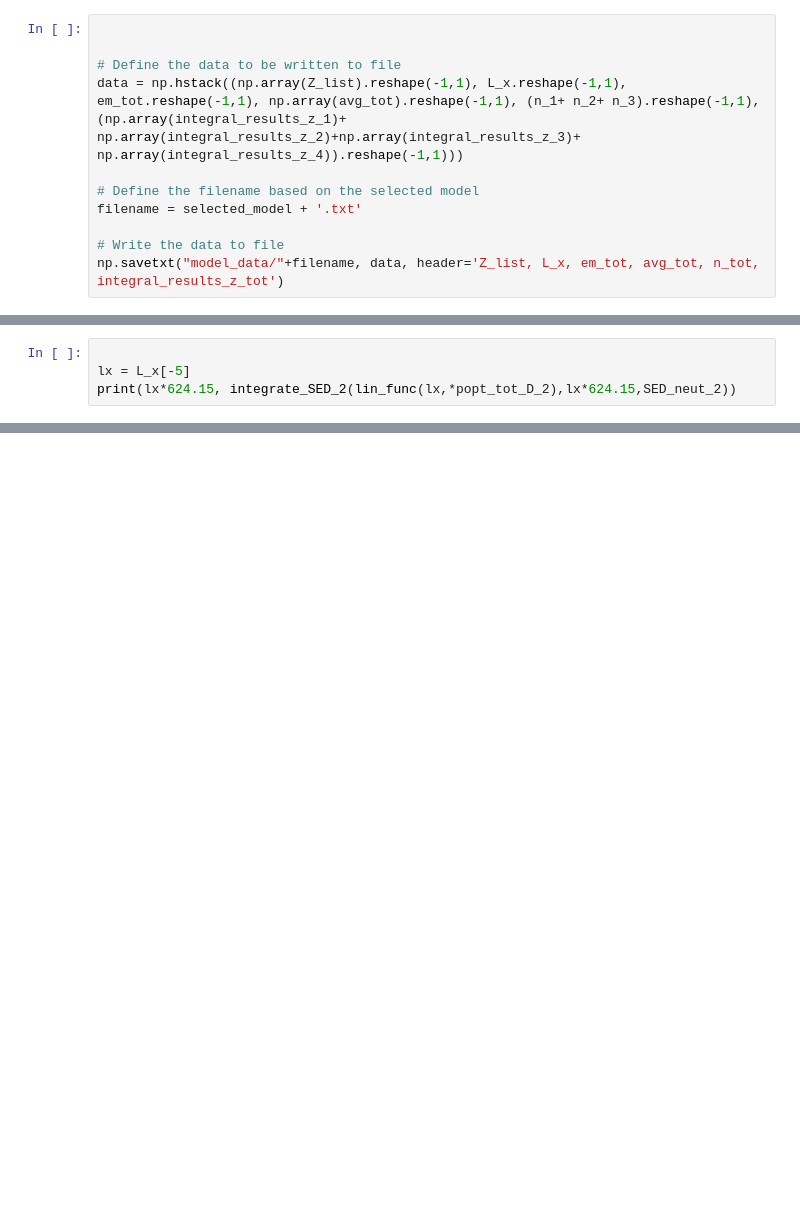
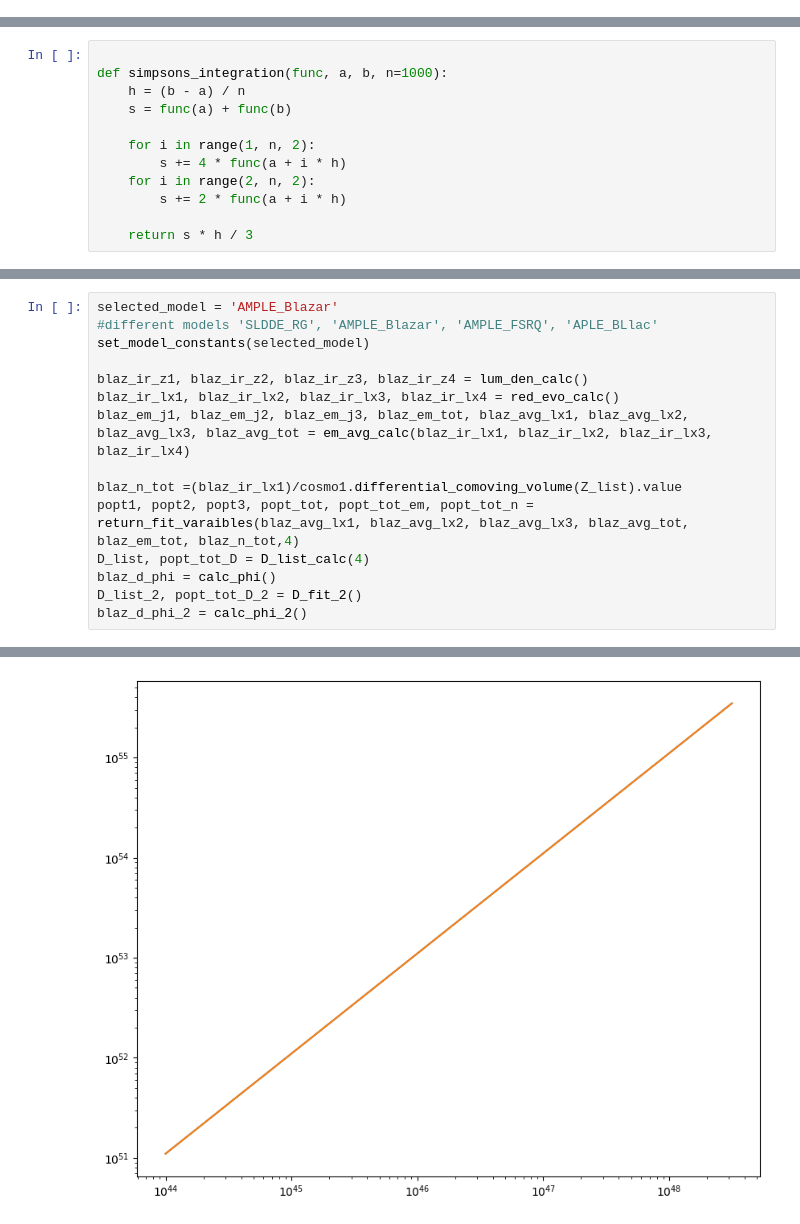
Before and after one commit to henan99/Project-related-to-first-semester-of-masters, a Jupyter notebook: Henrik_XLF_current.ipynb, the cells around one changed output, grey strips where cells are left out. Saved outputs shown, nothing was run; the diff lists cells and outputs as text; blank space fills up the shorter version.

```diff
--- a/Henrik_XLF_current.ipynb
+++ b/Henrik_XLF_current.ipynb
@@ -588,11 +0,0 @@ plt.show()
-# %%
-
-
-# Define the data to be written to file
-data = np.hstack((np.array(Z_list).reshape(-1,1), L_x.reshape(-1,1), em_tot.reshape(-1,1), np.array(avg_tot).reshape(-1,1), (n_1+ n_2+ n_3).reshape(-1,1), (np.array(integral_results_z_1)+ np.array(integral_results_z_2)+np.array(integral_results_z_3)+ np.array(integral_results_z_4)).reshape(-1,1)))
-
-# Define the filename based on the selected model
-filename = selected_model + '.txt'
-
-# Write the data to file
-np.savetxt("model_data/"+filename, data, header='Z_list, L_x, em_tot, avg_tot, n_tot, integral_results_z_tot')
@@ -955,4 +0,0 @@ plt.show()
-# %%
-
-lx = L_x[-5]
-print(lx*624.15, integrate_SED_2(lin_func(lx,*popt_tot_D_2),lx*624.15,SED_neut_2))
@@ -1105,0 +23,12 @@ plt.show()
+# %%
+
+def simpsons_integration(func, a, b, n=1000):
+    h = (b - a) / n
+    s = func(a) + func(b)
+
+    for i in range(1, n, 2):
+        s += 4 * func(a + i * h)
+    for i in range(2, n, 2):
+        s += 2 * func(a + i * h)
+
+    return s * h / 3
@@ -1105,0 +731,16 @@ plt.show()
+# %%
+selected_model = 'AMPLE_Blazar'
+#different models 'SLDDE_RG', 'AMPLE_Blazar', 'AMPLE_FSRQ', 'APLE_BLlac'
+set_model_constants(selected_model)
+
+blaz_ir_z1, blaz_ir_z2, blaz_ir_z3, blaz_ir_z4 = lum_den_calc()
+blaz_ir_lx1, blaz_ir_lx2, blaz_ir_lx3, blaz_ir_lx4 = red_evo_calc()
+blaz_em_j1, blaz_em_j2, blaz_em_j3, blaz_em_tot, blaz_avg_lx1, blaz_avg_lx2, blaz_avg_lx3, blaz_avg_tot = em_avg_calc(blaz_ir_lx1, blaz_ir_lx2, blaz_ir_lx3, blaz_ir_lx4)
+
+blaz_n_tot =(blaz_ir_lx1)/cosmo1.differential_comoving_volume(Z_list).value
+popt1, popt2, popt3, popt_tot, popt_tot_em, popt_tot_n = return_fit_varaibles(blaz_avg_lx1, blaz_avg_lx2, blaz_avg_lx3, blaz_avg_tot, blaz_em_tot, blaz_n_tot,4)
+D_list, popt_tot_D = D_list_calc(4)
+blaz_d_phi = calc_phi()
+D_list_2, popt_tot_D_2 = D_fit_2()
+blaz_d_phi_2 = calc_phi_2()
+# %% [output]
@@ -1105,0 +762 @@ plt.show()
+[figure, added]
```
Also changed, not shown: parts of 57 cells of this notebook, 25 other files.
